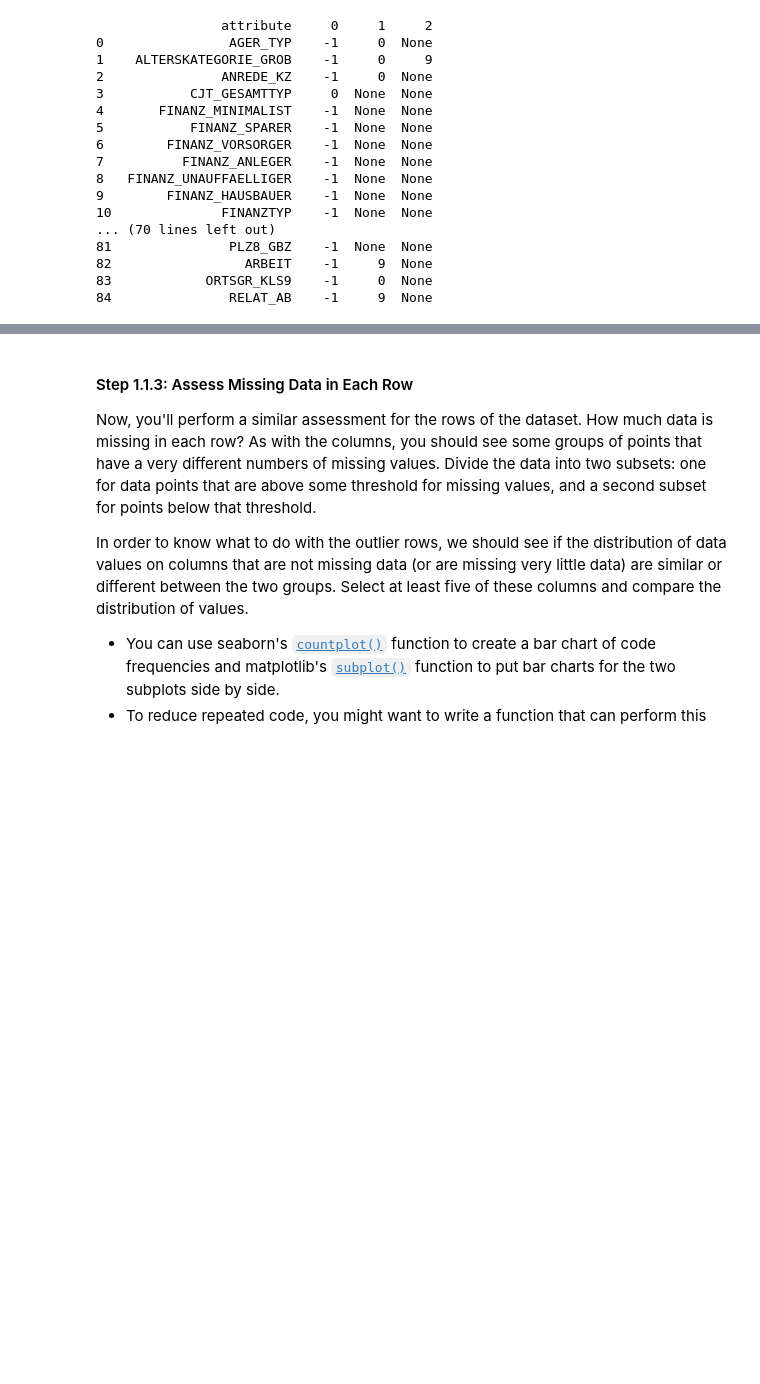
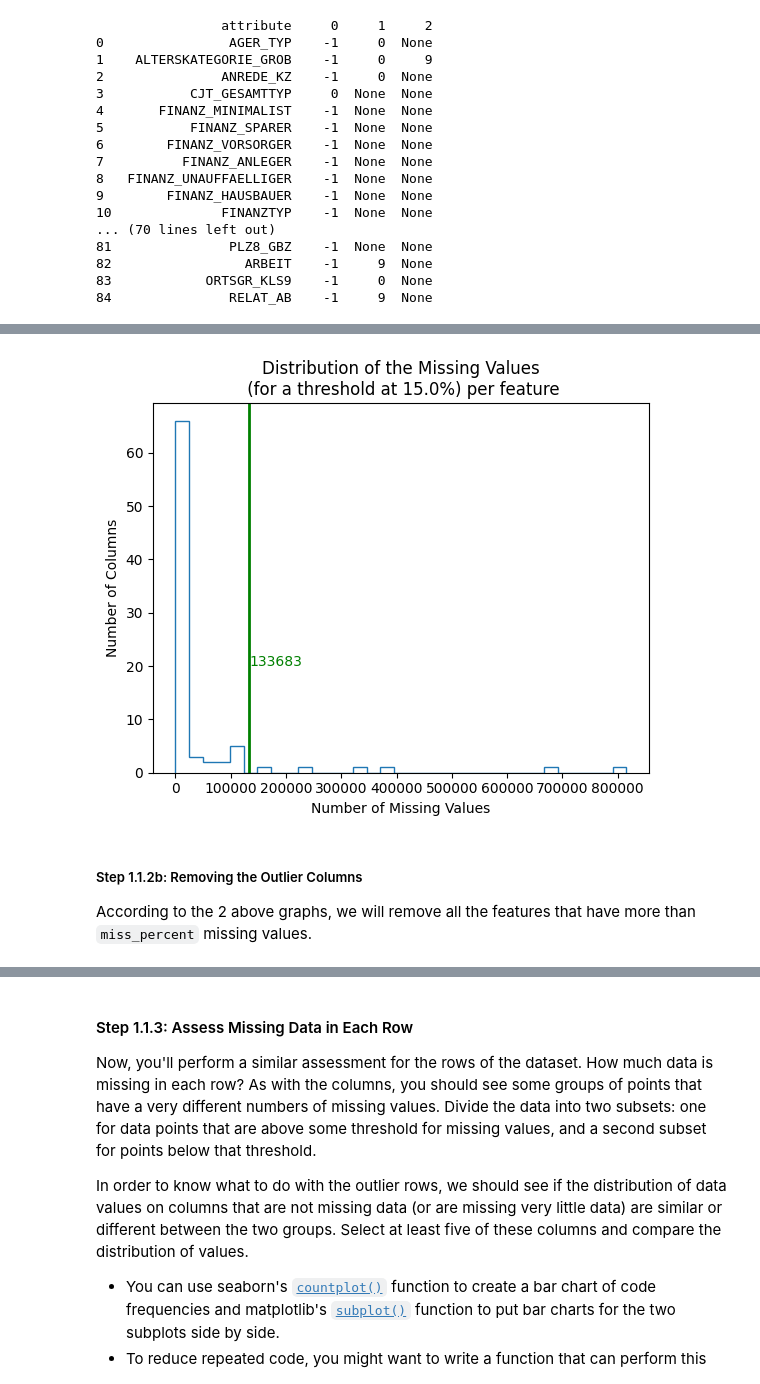
Before and after one commit to fab7/LESSONS-Unsupervised-Learning, a Jupyter notebook: project/Identify_Customer_Segments.ipynb, the cells around one changed output, grey strips where cells are left out. Drawn from its saved outputs; the diff is of its cells as text; code cells hidden in the pictures; blank space fills up the shorter version.

```diff
--- a/project/Identify_Customer_Segments.ipynb
+++ b/project/Identify_Customer_Segments.ipynb
@@ -339,0 +331,19 @@ For the remaining features, are there any patterns in which columns have, or sha
+# %%
+# Next, let's visualize the distribution of those missing values
+num_bins = (int)(100/miss_percent*5)
+
+counts, bins = np.histogram(azdias_miss['missing_values'], bins=num_bins)
+plt.title(f"Distribution of the Missing Values\n (for a threshold at {miss_percent}%) per feature")
+plt.xlabel('Number of Missing Values')
+plt.ylabel('Number of Columns')
+plt.stairs(counts, bins)
+plt.axvline(x=miss_threshold, color='green', linewidth=2,)
+plt.text(x=miss_threshold, y=20, s=miss_threshold, color='green')
+
+if VERBOSE > 3:
+    print(bins)
+# %% [output]
+[figure, added]
+# %% [markdown]
+##### Step 1.1.2b: Removing the Outlier Columns
+According to the 2 above graphs, we will remove all the features that have more than `miss_percent` missing values.
```
Also changed, not shown: parts of 17 cells of this notebook.
